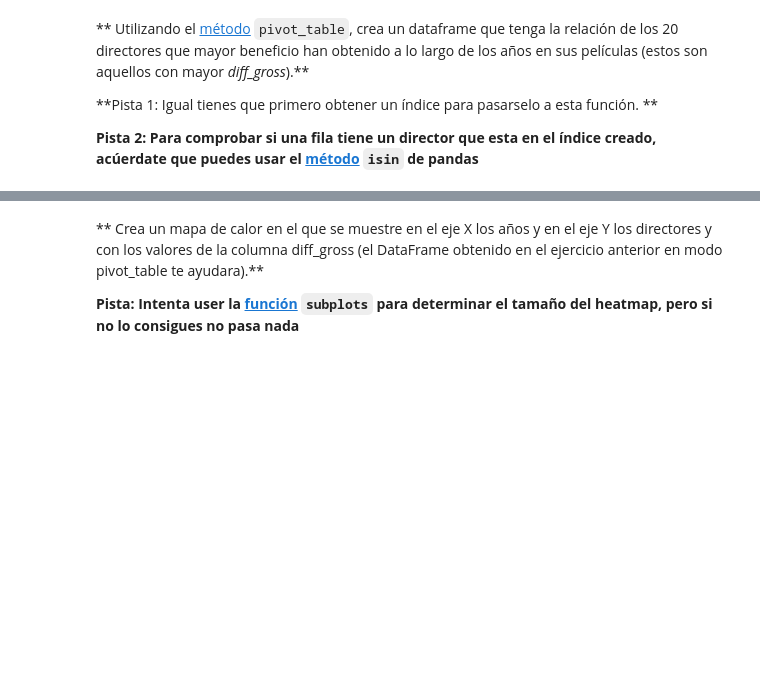
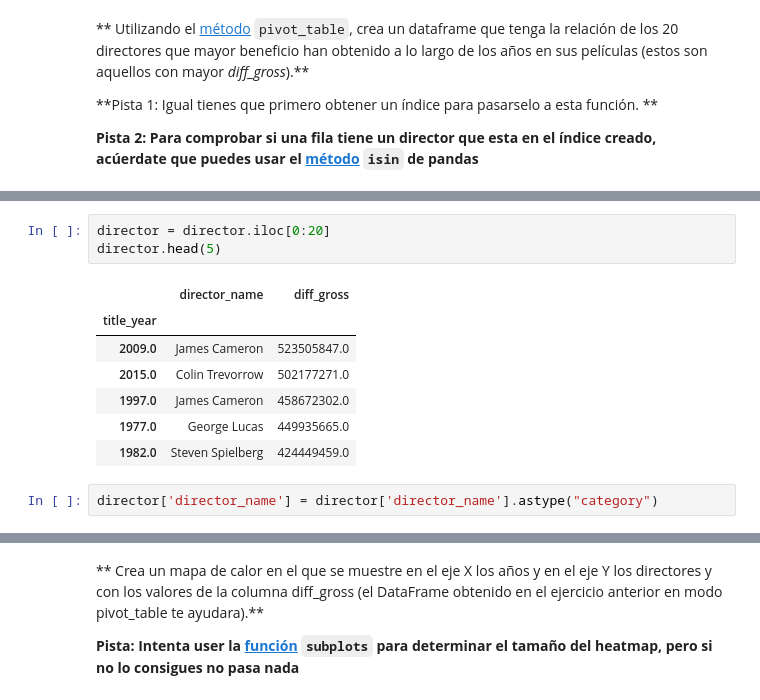
Before and after one commit to lcastro-bioinfo/python_data_science_master_unav, a Jupyter notebook: master_notebooks/parte1/2018_BIG_DATA_UNAV_Parte_2_EjercicioFinal.ipynb, the cells around one changed output, grey strips where cells are left out. Cells and saved outputs as stored; diff of their text form; blank space fills up the shorter version.

```diff
--- a/master_notebooks/parte1/2018_BIG_DATA_UNAV_Parte_2_EjercicioFinal.ipynb
+++ b/master_notebooks/parte1/2018_BIG_DATA_UNAV_Parte_2_EjercicioFinal.ipynb
@@ -168,0 +230,13 @@ Name: diff_gross, dtype: float64
+# %%
+director = director.iloc[0:20]
+director.head(5)
+# %% [output]
+|  | director_name | diff_gross |
+| title_year |  |  |
+| 2009.0 | James Cameron | 523505847.0 |
+| 2015.0 | Colin Trevorrow | 502177271.0 |
+| 1997.0 | James Cameron | 458672302.0 |
+| 1977.0 | George Lucas | 449935665.0 |
+| 1982.0 | Steven Spielberg | 424449459.0 |
+# %%
+director['director_name'] = director['director_name'].astype("category")
```
Also changed, not shown: parts of 7 cells of this notebook.
